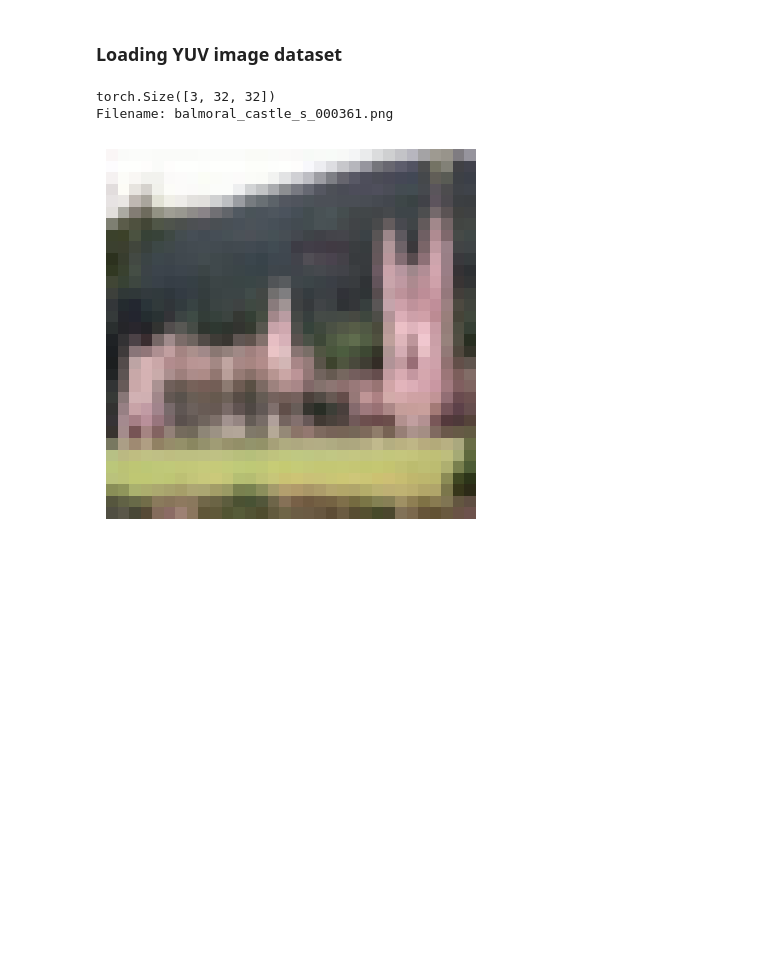
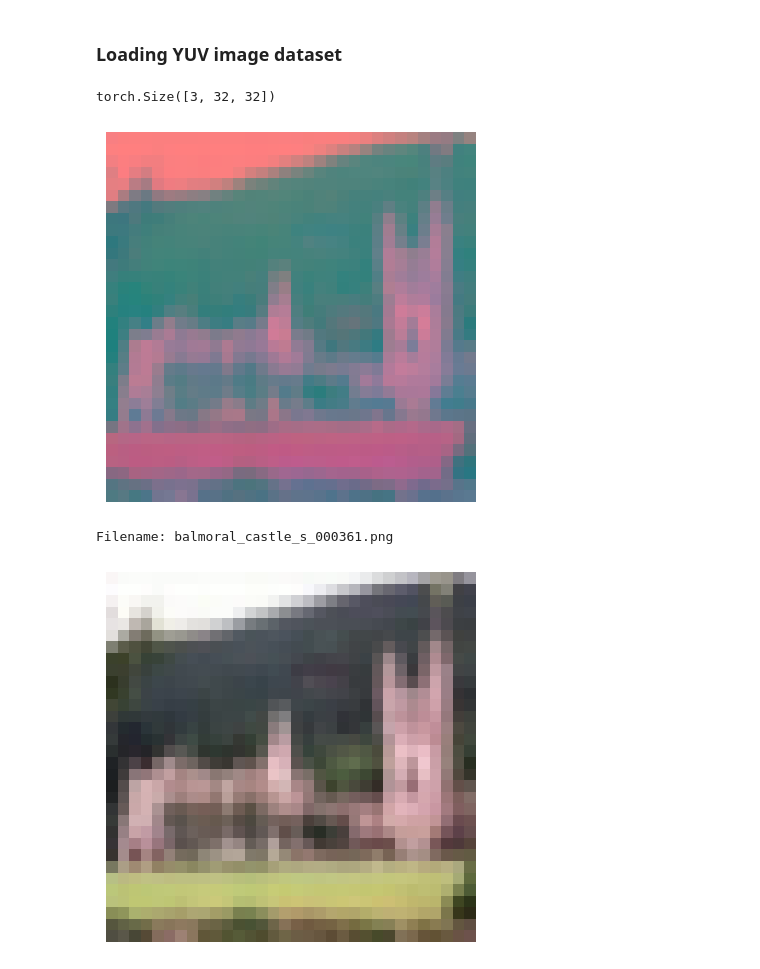
Before and after one commit to mihribanyvs/Colorization, a Jupyter notebook: yuv_transformation.ipynb, the cells around one changed output. Drawn from its saved outputs; the diff is of its cells as text; code cells hidden in the pictures; blank space fills up the shorter version.

```diff
--- a/yuv_transformation.ipynb
+++ b/yuv_transformation.ipynb
@@ -79,14 +79,18 @@ class CustomDataset(Dataset):
     def __getitem__(self, idx):
         # Creating image from the dataset
         img_data = self.images_data[idx]
-        img = np.array(img_data, dtype=np.uint8).reshape(3,32,32)  # (C, H, W)
-        img = np.transpose(img, (1, 2, 0))  # (H, W, C)
+        img = np.array(img_data, dtype=np.uint8)
 
+        R_channel = img[0:1024].reshape(32, 32, 1)
+        G_channel = img[1024:2048].reshape(32, 32, 1)
+        B_channel = img[2048:].reshape(32, 32, 1)
+
+        image = np.concatenate([R_channel,G_channel,B_channel], axis = 2)
 
         if self.transform:
-            img = self.transform(img)
+            image = self.transform(image)
 
-        return img, self.filenames[idx]
+        return image, self.filenames[idx]
 
 # Normalization and transforming to a tensor
 transform = transforms.Compose([
@@ -117,24 +121,16 @@ for batch in train_loader:
     image_tensor, filename = batch  # Extract data from the batch
     for idx, image_rgb in enumerate(image_tensor):
 
-        #R_channel = image_rgb[:, :, 0] #/ 255.0  # Normalize Y to [0, 1] for stability of the network
-        #G_channel = image_rgb[:, :, 1] #/ 255.0
-        #B_channel = image_rgb[:, :, 2] #/ 255.0
-        #print(R_channel.size())
+        #print(torch.cat([R_channel.unsqueeze(0),G_channel,B_channel],dim=0).size())
+        img_yuv = cv2.cvtColor(image_rgb.permute(1,2,0).numpy(), cv2.COLOR_RGB2YUV)
 
-        #print(torch.cat([R_channel.unsqueeze(0),G_channel,B_channel],dim=0).size())
+        i0 = img_yuv[:,:,0].reshape((1,1024))
+        i1= img_yuv[:, :,1].reshape((1,1024))
+        i2= img_yuv[:, :,2].reshape((1,1024))
+        array_yuv = np.concatenate([i0,i1,i2],axis=0)
 
-        img_yuv = rgb_yuv(image_rgb)
-        i0 = image_rgb[0,:, :].reshape((1,1024))
-        i1= image_rgb[1,:, :].reshape((1,1024))
-        i2= image_rgb[2,:, :].reshape((1,1024))
-        array_yuv = np.concatenate([i0,i1,i2],axis=0)
-        #array_yuv = np.concatenate([img_yuv[:,:,0].reshape(1024),img_yuv[:,:,1].reshape(1024),img_yuv[:,:,2].reshape(1024)],axis=0)
-        #print(array_yuv.shape)
         # Renormalizing and transforming to numpy array
         all_yuv.append((array_yuv*255).astype("uint8"))
-        #break
-    #break
 # %%
 # Reshaping to match b'data' style
 all_yuv_array = np.array(all_yuv).reshape(images_data.shape)
@@ -156,17 +152,19 @@ yuv_train_loader = DataLoader(yuv_dataset, batch_size=32, shuffle = False)
 # %%
 for batch in yuv_train_loader:
     image_tensor, filename = batch  # Extract data from the batch
 
     image_yuv = image_tensor[31]  # Frist image of the batch (YUV)
-    print(image_yuv.size())
+
     # Need to resize first
-    rgb_output = yuv_rgb(image_yuv.resize(32, 32,3))
+    imshow(image_yuv)
+    rgb_output = yuv_rgb(image_yuv.permute(1,2,0))
 
     print(f"Filename: {filename[31]}")
 
     imshow(rgb_output)
     break
 # %% [output]
 torch.Size([3, 32, 32])
-Filename: balmoral_castle_s_000361.png
-[figure, old version]
+[figure, new version]
+Filename: balmoral_castle_s_000361.png
+[figure, added]
```
